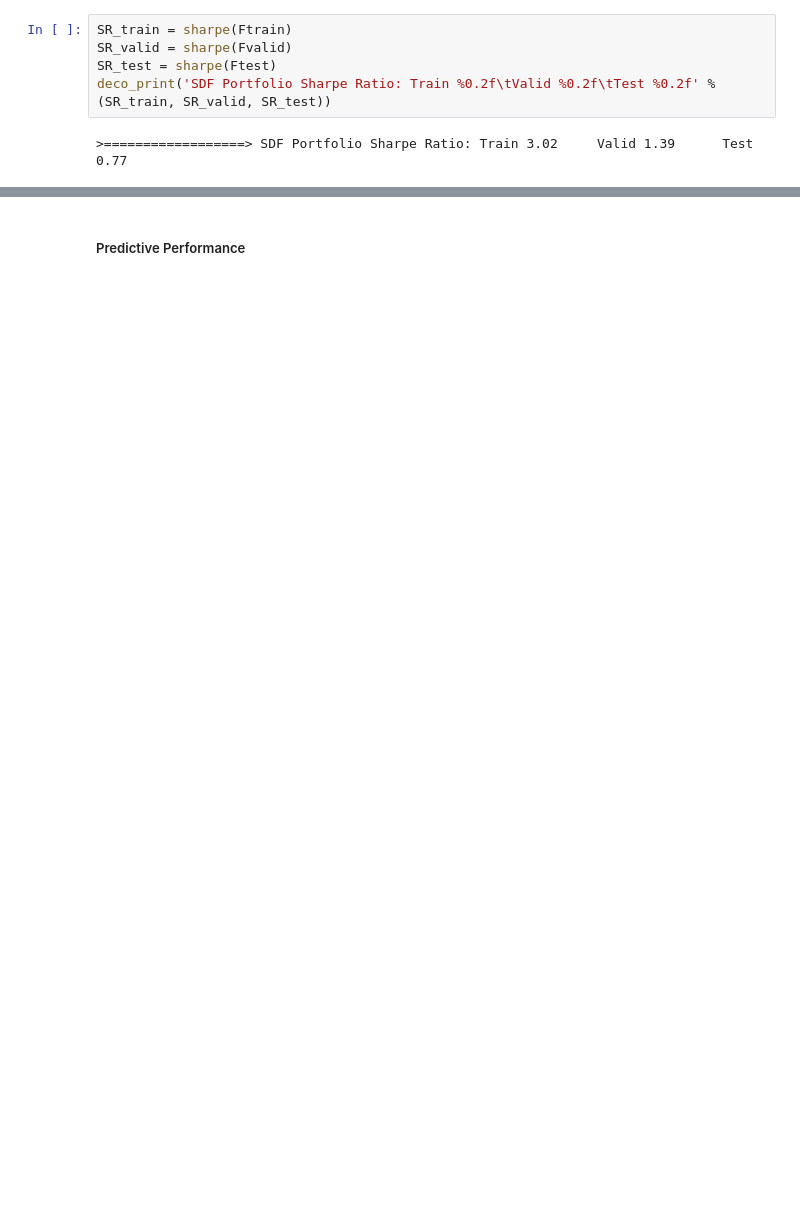
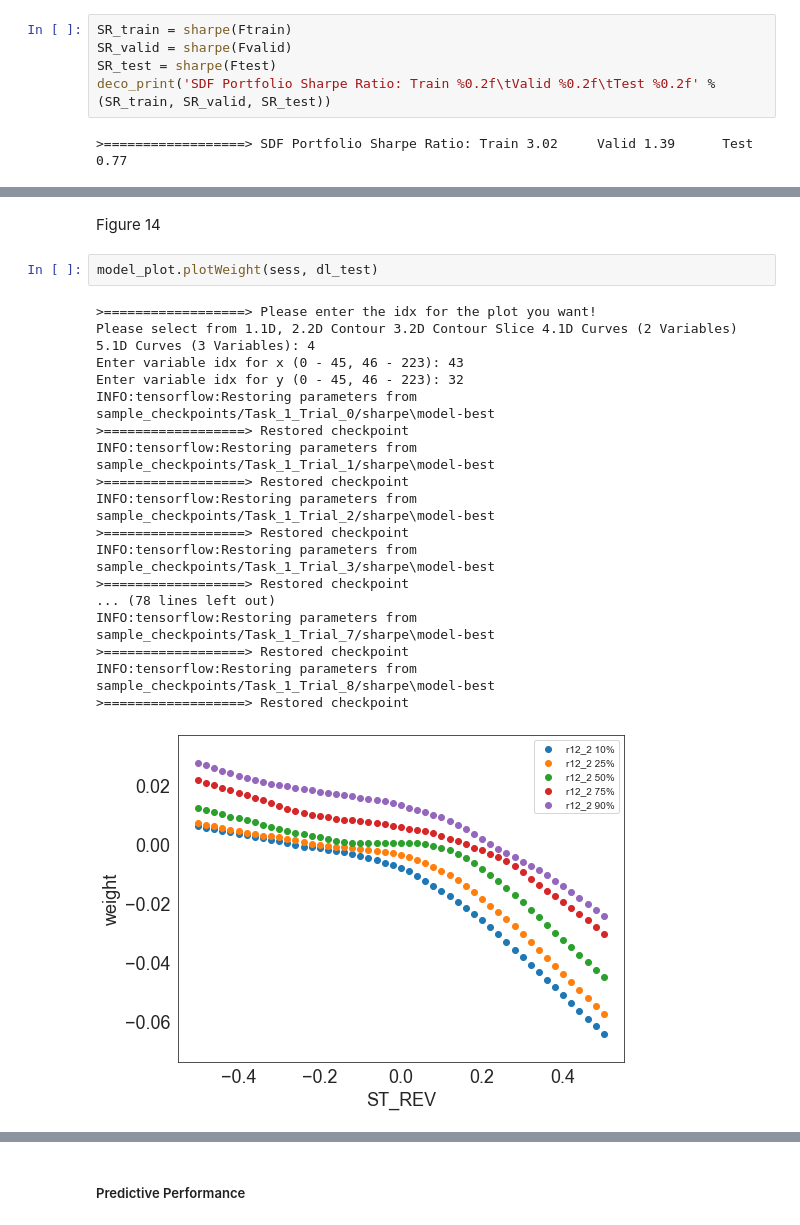
Before and after one commit to jasonzy121/Deep_Learning_Asset_Pricing, a Jupyter notebook: model_GAN.ipynb, the cells around one changed output, grey strips where cells are left out. Drawn from its saved outputs; the diff is of its cells as text; blank space fills up the shorter version.

```diff
--- a/model_GAN.ipynb
+++ b/model_GAN.ipynb
@@ -75,0 +279,23 @@ deco_print('SDF Portfolio Sharpe Ratio: Train %0.2f\tValid %0.2f\tTest %0.2f' %(
+# %% [markdown]
+Figure 14
+# %%
+model_plot.plotWeight(sess, dl_test)
+# %% [output]
+>==================> Please enter the idx for the plot you want!
+Please select from 1.1D, 2.2D Contour 3.2D Contour Slice 4.1D Curves (2 Variables) 5.1D Curves (3 Variables): 4
+Enter variable idx for x (0 - 45, 46 - 223): 43
+Enter variable idx for y (0 - 45, 46 - 223): 32
+INFO:tensorflow:Restoring parameters from sample_checkpoints/Task_1_Trial_0/sharpe\model-best
+>==================> Restored checkpoint
+INFO:tensorflow:Restoring parameters from sample_checkpoints/Task_1_Trial_1/sharpe\model-best
+>==================> Restored checkpoint
+INFO:tensorflow:Restoring parameters from sample_checkpoints/Task_1_Trial_2/sharpe\model-best
+>==================> Restored checkpoint
+INFO:tensorflow:Restoring parameters from sample_checkpoints/Task_1_Trial_3/sharpe\model-best
+>==================> Restored checkpoint
+... (78 lines left out)
+INFO:tensorflow:Restoring parameters from sample_checkpoints/Task_1_Trial_7/sharpe\model-best
+>==================> Restored checkpoint
+INFO:tensorflow:Restoring parameters from sample_checkpoints/Task_1_Trial_8/sharpe\model-best
+>==================> Restored checkpoint
+[figure, added]
```
Also changed, not shown: parts of 39 cells of this notebook, 12 other files.
